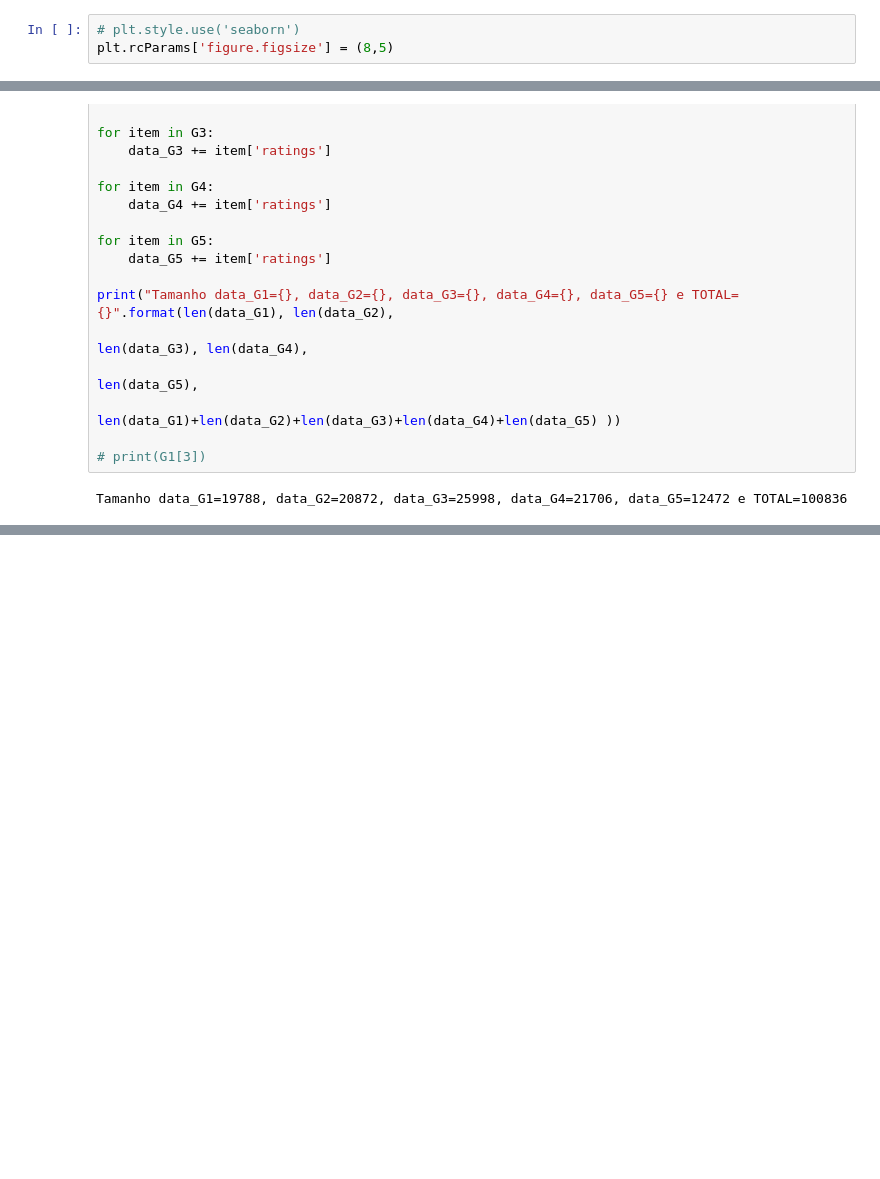
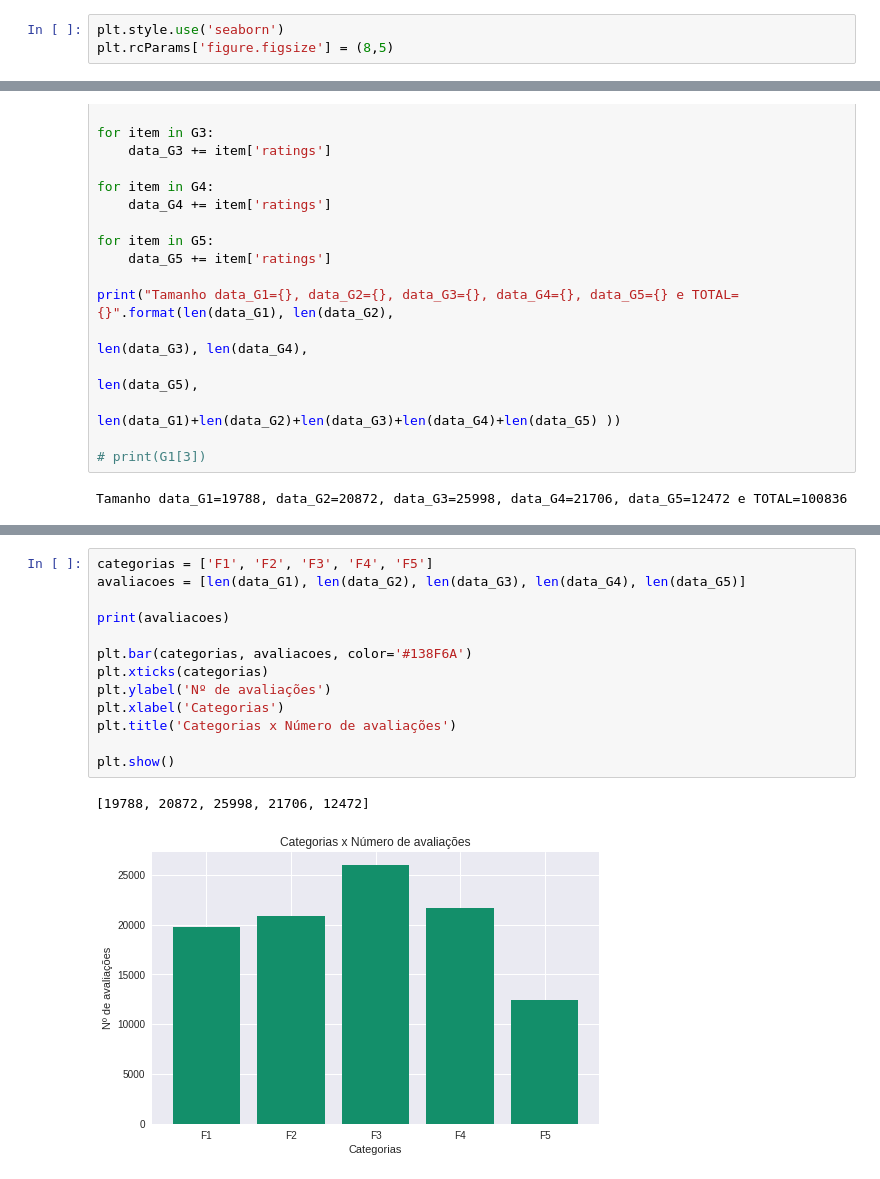
Before and after one commit to amandachagas/surprise-test, a Jupyter notebook: Descritive Analyze.ipynb, the cells around one changed output, grey strips where cells are left out. Cells and saved outputs as stored; diff of their text form; blank space fills up the shorter version.

```diff
--- a/Descritive Analyze.ipynb
+++ b/Descritive Analyze.ipynb
@@ -7,7 +7,7 @@ import statistics
 import json
 import time
 # %%
-# plt.style.use('seaborn')
+plt.style.use('seaborn')
 plt.rcParams['figure.figsize'] = (8,5)
 # %%
 def read_as_json(file_name):
@@ -170,3 +170,19 @@ plt.savefig(fname='categ_vs_movies.png', format='png')
 [134, 302, 799, 2033, 6474]
 [figure]
 <Figure size 576x360 with 0 Axes>
+# %%
+categorias = ['F1', 'F2', 'F3', 'F4', 'F5']
+avaliacoes = [len(data_G1), len(data_G2), len(data_G3), len(data_G4), len(data_G5)]
+
+print(avaliacoes)
+
+plt.bar(categorias, avaliacoes, color='#138F6A')
+plt.xticks(categorias)
+plt.ylabel('Nº de avaliações')
+plt.xlabel('Categorias')
+plt.title('Categorias x Número de avaliações')
+
+plt.show()
+# %% [output]
+[19788, 20872, 25998, 21706, 12472]
+[figure, added]
```
Also changed, not shown: parts of 2 cells of this notebook.
